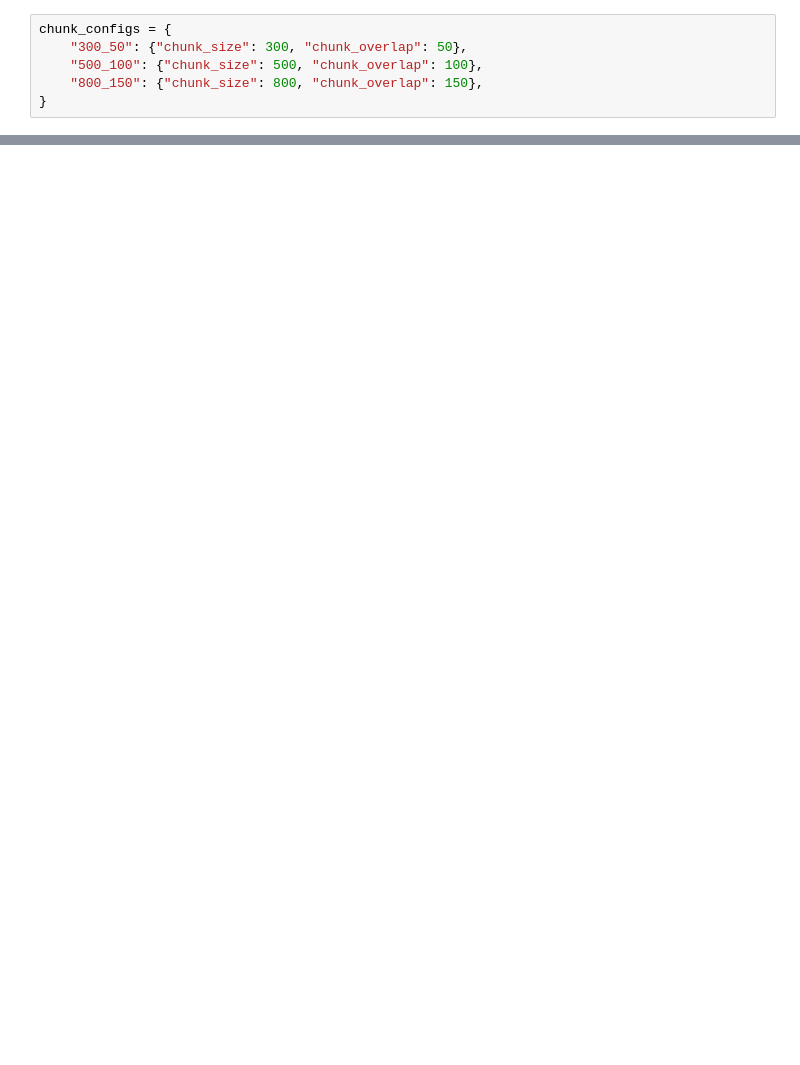
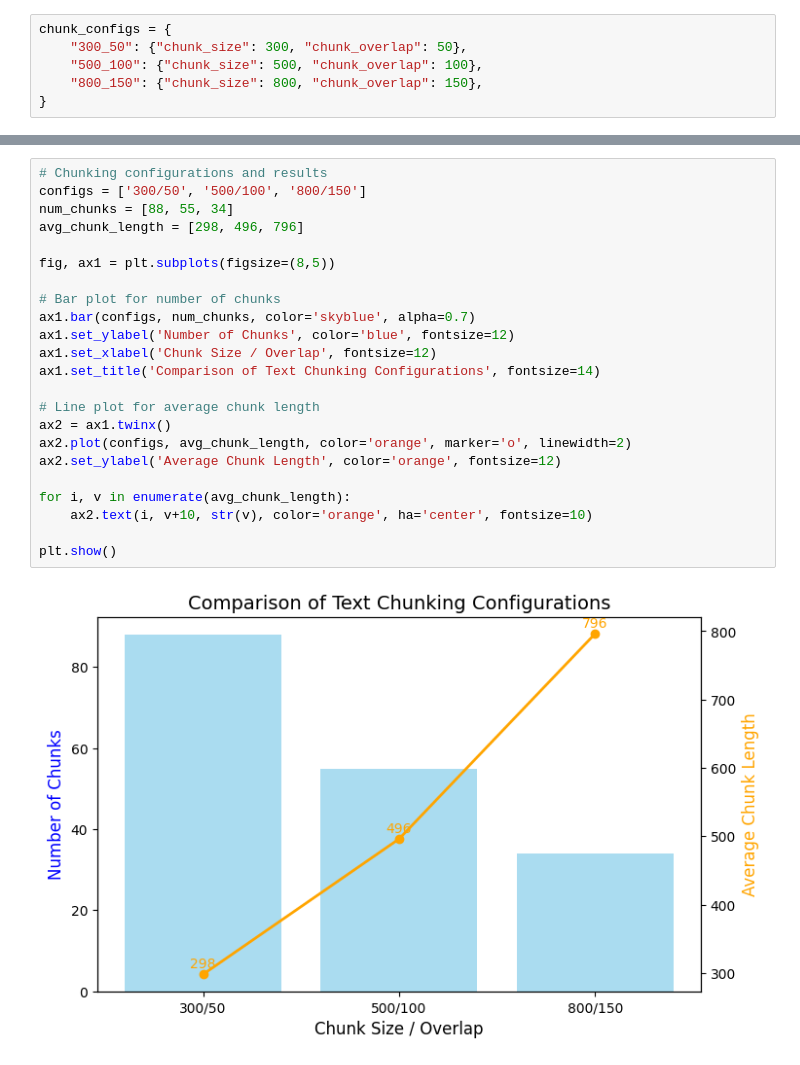
Before and after one commit to Elbethel-dan/rag-complaint-chatbot, a Jupyter notebook: notebooks/chunking_and_embedding.ipynb, the cells around one changed output, grey strips where cells are left out. Drawn from its saved outputs; the diff is of its cells as text; blank space fills up the shorter version.

```diff
--- a/notebooks/chunking_and_embedding.ipynb
+++ b/notebooks/chunking_and_embedding.ipynb
@@ -165,0 +162,25 @@ common query include not limited following whether ria not take notice rule law
+# %%
+# Chunking configurations and results
+configs = ['300/50', '500/100', '800/150']
+num_chunks = [88, 55, 34]
+avg_chunk_length = [298, 496, 796]
+
+fig, ax1 = plt.subplots(figsize=(8,5))
+
+# Bar plot for number of chunks
+ax1.bar(configs, num_chunks, color='skyblue', alpha=0.7)
+ax1.set_ylabel('Number of Chunks', color='blue', fontsize=12)
+ax1.set_xlabel('Chunk Size / Overlap', fontsize=12)
+ax1.set_title('Comparison of Text Chunking Configurations', fontsize=14)
+
+# Line plot for average chunk length
+ax2 = ax1.twinx()
+ax2.plot(configs, avg_chunk_length, color='orange', marker='o', linewidth=2)
+ax2.set_ylabel('Average Chunk Length', color='orange', fontsize=12)
+
+for i, v in enumerate(avg_chunk_length):
+    ax2.text(i, v+10, str(v), color='orange', ha='center', fontsize=10)
+
+plt.show()
+# %% [output]
+[figure, added]
```
Also changed, not shown: parts of 15 cells of this notebook.
